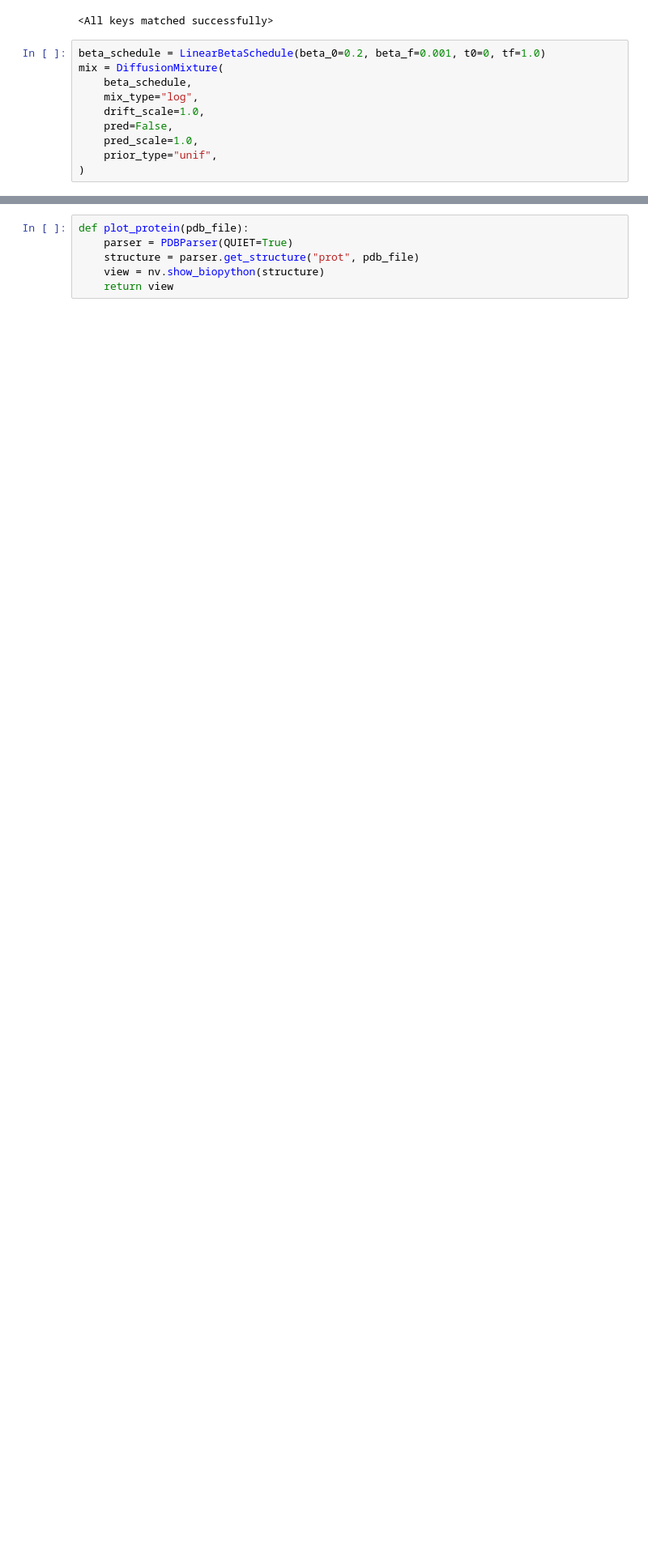
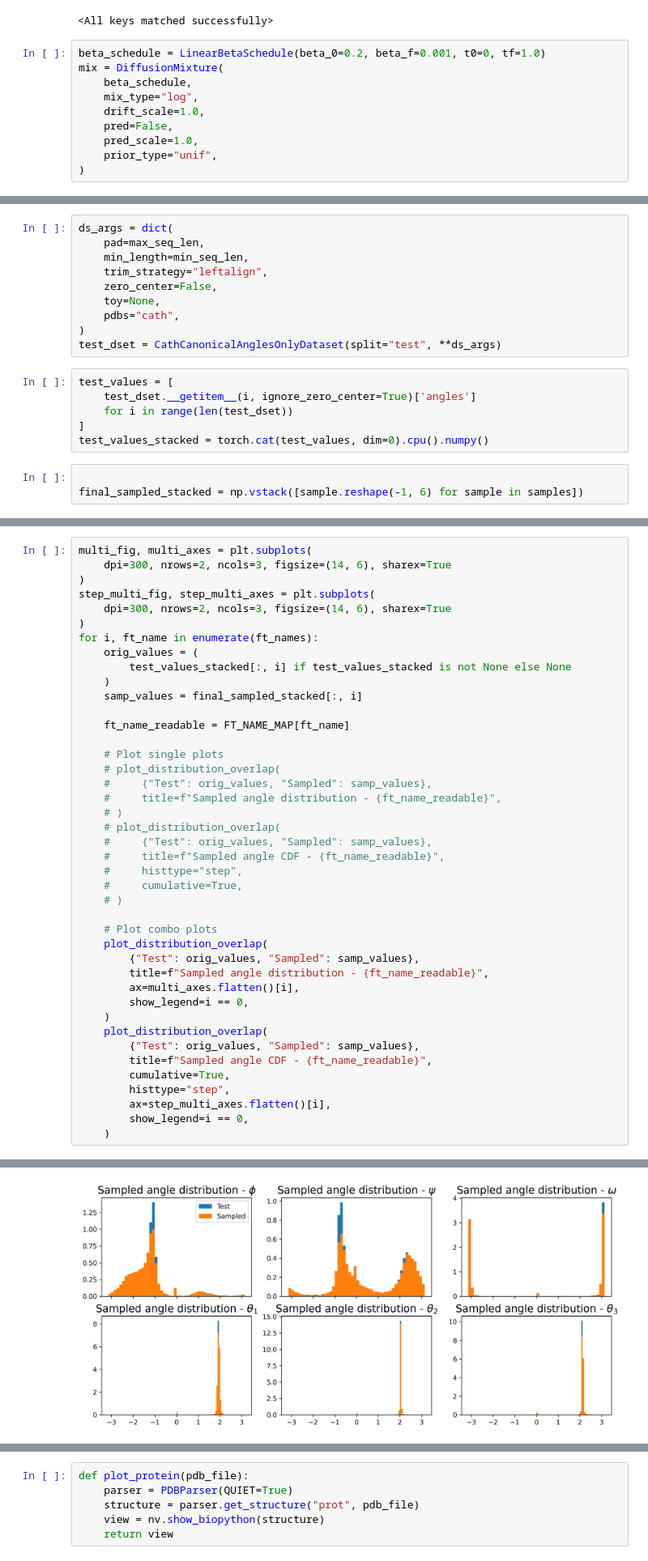
Before and after one commit to samirbraga/riemannian-diffusion-mixture-torch, a Jupyter notebook: generation.ipynb, the cells around one changed output, grey strips where cells are left out. Shown at 81% size. Cells and saved outputs as stored; diff of their text form; blank space fills up the shorter version.

```diff
--- a/generation.ipynb
+++ b/generation.ipynb
@@ -70,0 +118,19 @@ for n_residues in range(min_seq_len, max_seq_len + 1):
+# %%
+ds_args = dict(
+    pad=max_seq_len,
+    min_length=min_seq_len,
+    trim_strategy="leftalign",
+    zero_center=False,
+    toy=None,
+    pdbs="cath",
+)
+test_dset = CathCanonicalAnglesOnlyDataset(split="test", **ds_args)
+# %%
+test_values = [
+    test_dset.__getitem__(i, ignore_zero_center=True)['angles']
+    for i in range(len(test_dset))
+]
+test_values_stacked = torch.cat(test_values, dim=0).cpu().numpy()
+# %%
+
+final_sampled_stacked = np.vstack([sample.reshape(-1, 6) for sample in samples])
@@ -70,0 +141,43 @@ for n_residues in range(min_seq_len, max_seq_len + 1):
+# %%
+multi_fig, multi_axes = plt.subplots(
+    dpi=300, nrows=2, ncols=3, figsize=(14, 6), sharex=True
+)
+step_multi_fig, step_multi_axes = plt.subplots(
+    dpi=300, nrows=2, ncols=3, figsize=(14, 6), sharex=True
+)
+for i, ft_name in enumerate(ft_names):
+    orig_values = (
+        test_values_stacked[:, i] if test_values_stacked is not None else None
+    )
+    samp_values = final_sampled_stacked[:, i]
+
+    ft_name_readable = FT_NAME_MAP[ft_name]
+
+    # Plot single plots
+    # plot_distribution_overlap(
+    #     {"Test": orig_values, "Sampled": samp_values},
+    #     title=f"Sampled angle distribution - {ft_name_readable}",
+    # )
+    # plot_distribution_overlap(
+    #     {"Test": orig_values, "Sampled": samp_values},
+    #     title=f"Sampled angle CDF - {ft_name_readable}",
+    #     histtype="step",
+    #     cumulative=True,
+    # )
+
+    # Plot combo plots
+    plot_distribution_overlap(
+        {"Test": orig_values, "Sampled": samp_values},
+        title=f"Sampled angle distribution - {ft_name_readable}",
+        ax=multi_axes.flatten()[i],
+        show_legend=i == 0,
+    )
+    plot_distribution_overlap(
+        {"Test": orig_values, "Sampled": samp_values},
+        title=f"Sampled angle CDF - {ft_name_readable}",
+        cumulative=True,
+        histtype="step",
+        ax=step_multi_axes.flatten()[i],
+        show_legend=i == 0,
+    )
+# %% [output]
@@ -70,0 +194 @@ for n_residues in range(min_seq_len, max_seq_len + 1):
+[figure, added]
```
Also changed, not shown: parts of 15 cells of this notebook, 6 other files.
